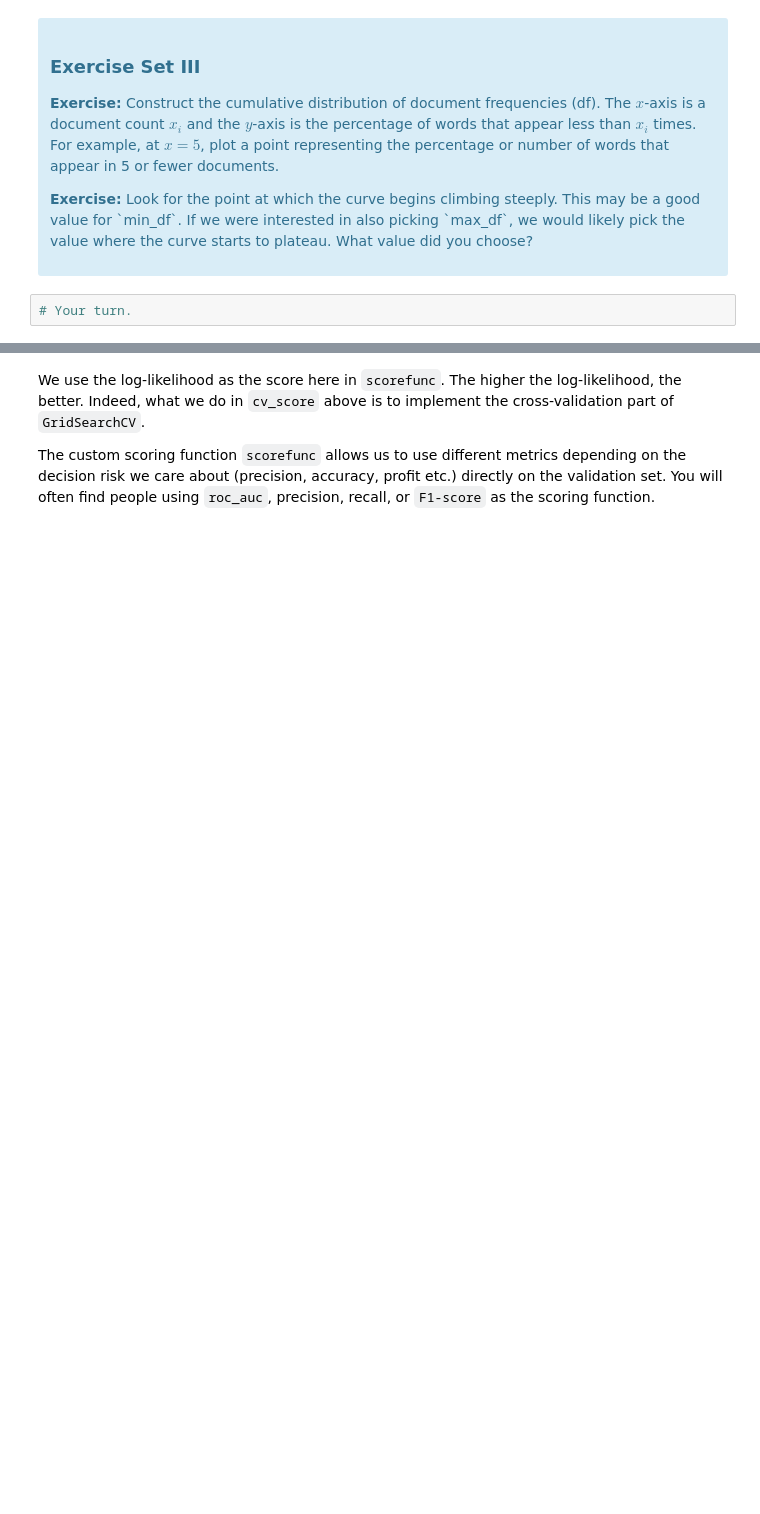
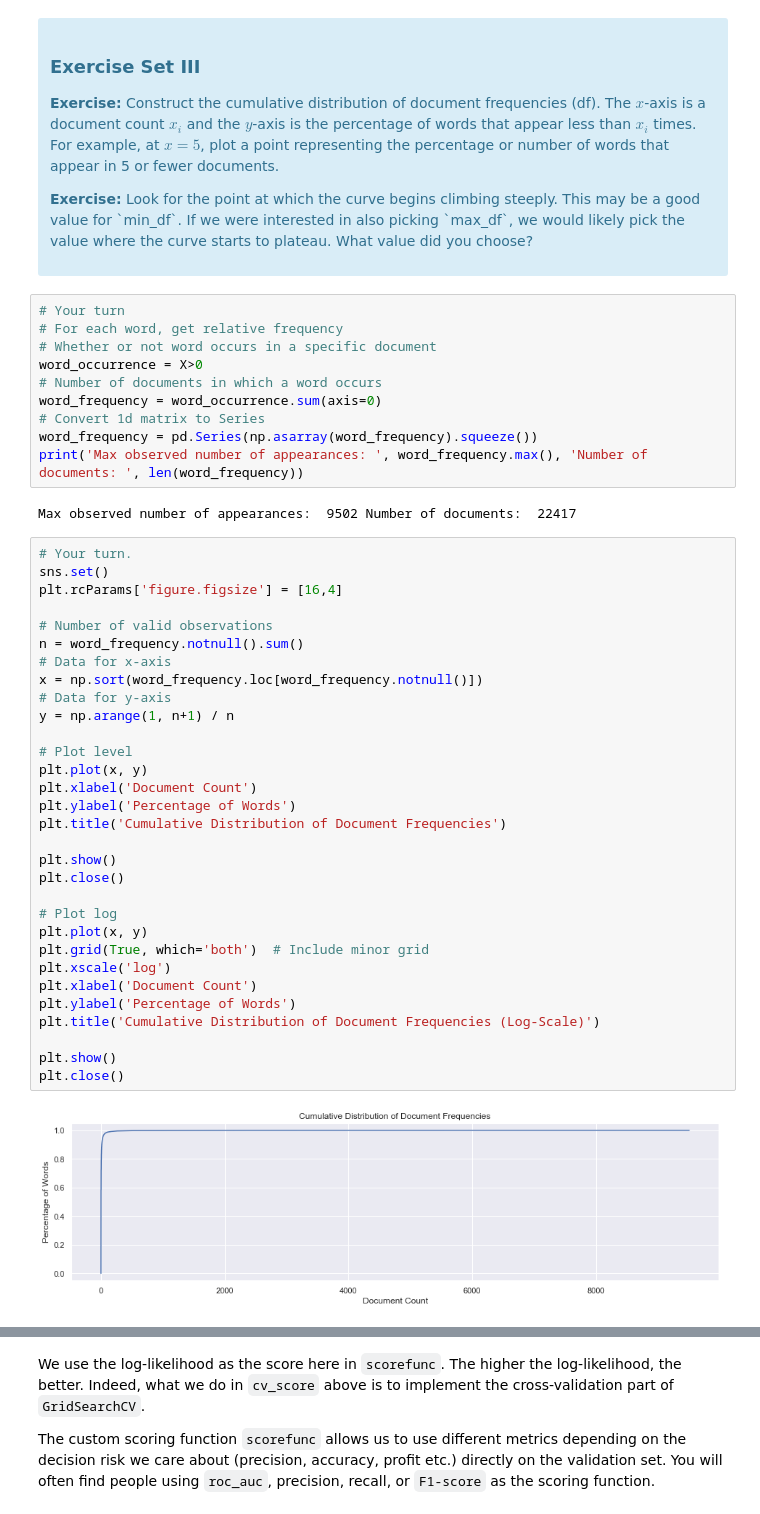
Before and after one commit to tloeber/Springboard, a Jupyter notebook: mini-project_text_classification/Mini_Project_Naive_Bayes.ipynb, the cells around one changed output, grey strips where cells are left out. Saved outputs shown, nothing was run; the diff lists cells and outputs as text; blank space fills up the shorter version.

```diff
--- a/mini-project_text_classification/Mini_Project_Naive_Bayes.ipynb
+++ b/mini-project_text_classification/Mini_Project_Naive_Bayes.ipynb
@@ -328,5 +322,48 @@ First, let's find an appropriate value for `min_df` for the `CountVectorizer`. `
 
 <p><b>Exercise:</b> Look for the point at which the curve begins climbing steeply. This may be a good value for `min_df`. If we were interested in also picking `max_df`, we would likely pick the value where the curve starts to plateau. What value did you choose?</p>
 </div>
-# %%
-# Your turn.
+# %%
+# Your turn
+# For each word, get relative frequency
+# Whether or not word occurs in a specific document
+word_occurrence = X>0
+# Number of documents in which a word occurs
+word_frequency = word_occurrence.sum(axis=0)
+# Convert 1d matrix to Series
+word_frequency = pd.Series(np.asarray(word_frequency).squeeze())
+print('Max observed number of appearances: ', word_frequency.max(), 'Number of documents: ', len(word_frequency))
+# %% [output]
+Max observed number of appearances:  9502 Number of documents:  22417
+# %%
+# Your turn.
+sns.set()
+plt.rcParams['figure.figsize'] = [16,4]
+
+# Number of valid observations
+n = word_frequency.notnull().sum()
+# Data for x-axis
+x = np.sort(word_frequency.loc[word_frequency.notnull()])
+# Data for y-axis
+y = np.arange(1, n+1) / n
+
+# Plot level
+plt.plot(x, y)
+plt.xlabel('Document Count')
+plt.ylabel('Percentage of Words')
+plt.title('Cumulative Distribution of Document Frequencies')
+
+plt.show()
+plt.close()
+
+# Plot log
+plt.plot(x, y)
+plt.grid(True, which='both')  # Include minor grid
+plt.xscale('log')
+plt.xlabel('Document Count')
+plt.ylabel('Percentage of Words')
+plt.title('Cumulative Distribution of Document Frequencies (Log-Scale)')
+
+plt.show()
+plt.close()
+# %% [output]
+[figure, added]
```
Also changed, not shown: parts of 37 cells of this notebook.
